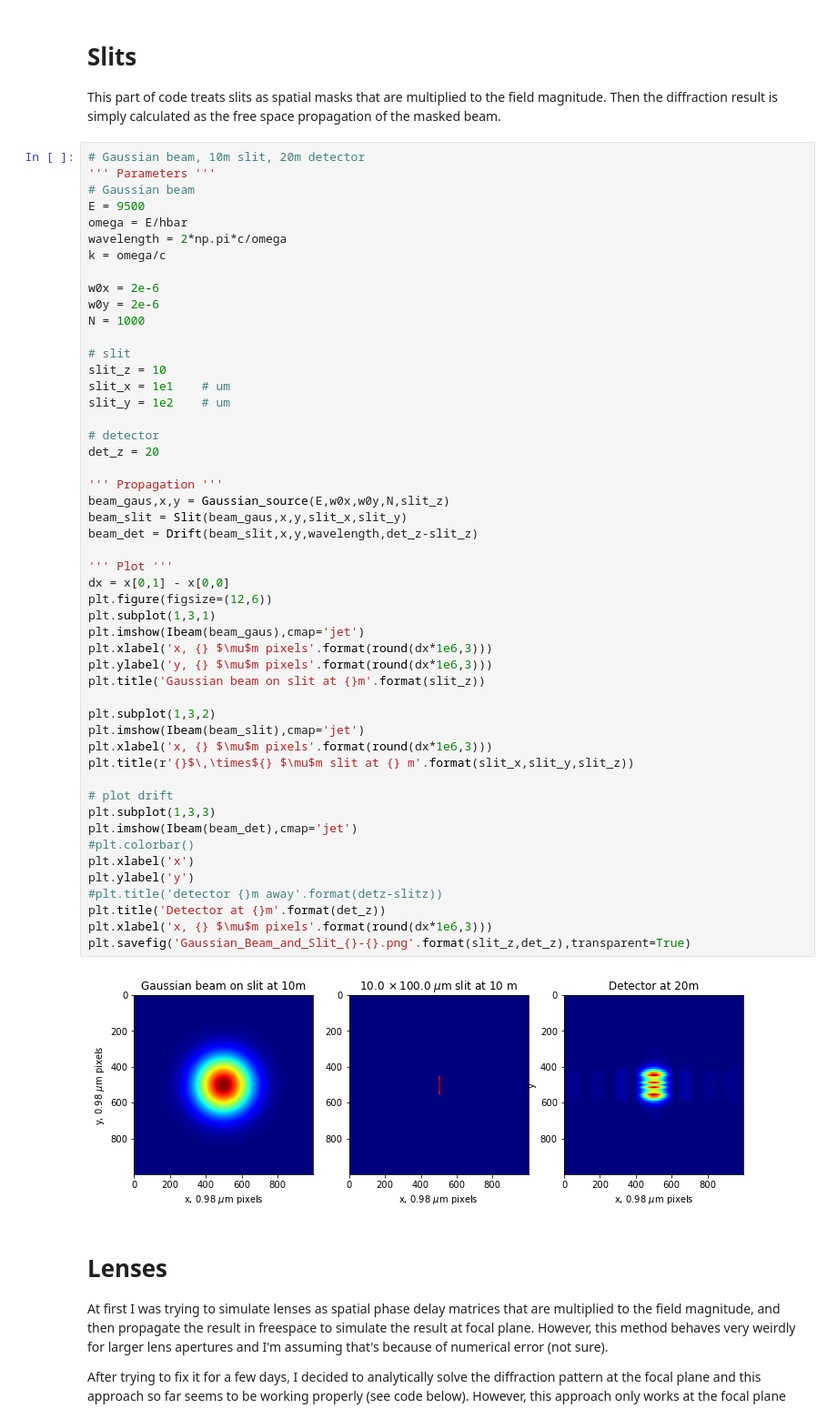
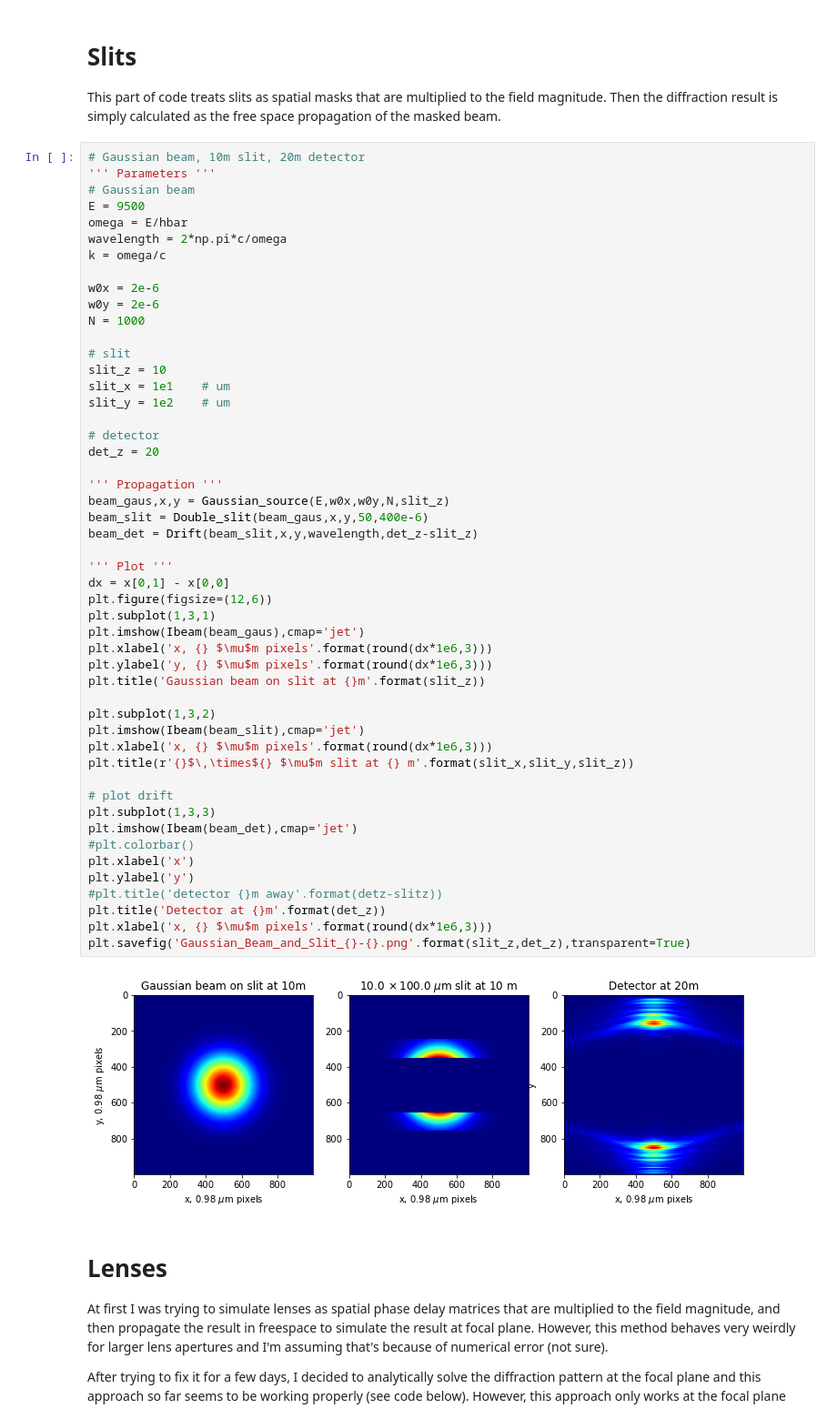
Before and after one commit to nanw0321/SRW_Mono, a Jupyter notebook: Gaussian Beam Propagation.ipynb, the cells around one changed output. Shown: that part at 91% size. Saved outputs shown, nothing was run; the diff lists cells and outputs as text.

Commit message:
Updates on prism array and added double slit to check if code breaks down

```diff
--- a/Gaussian Beam Propagation.ipynb
+++ b/Gaussian Beam Propagation.ipynb
@@ -27,35 +32,35 @@ det_z = 20
 
 ''' Propagation '''
 beam_gaus,x,y = Gaussian_source(E,w0x,w0y,N,slit_z)
-beam_slit = Slit(beam_gaus,x,y,slit_x,slit_y)
+beam_slit = Double_slit(beam_gaus,x,y,50,400e-6)
 beam_det = Drift(beam_slit,x,y,wavelength,det_z-slit_z)
 
 ''' Plot '''
 dx = x[0,1] - x[0,0]
 plt.figure(figsize=(12,6))
 plt.subplot(1,3,1)
 plt.imshow(Ibeam(beam_gaus),cmap='jet')
 plt.xlabel('x, {} $\mu$m pixels'.format(round(dx*1e6,3)))
 plt.ylabel('y, {} $\mu$m pixels'.format(round(dx*1e6,3)))
 plt.title('Gaussian beam on slit at {}m'.format(slit_z))
 
 plt.subplot(1,3,2)
 plt.imshow(Ibeam(beam_slit),cmap='jet')
 plt.xlabel('x, {} $\mu$m pixels'.format(round(dx*1e6,3)))
 plt.title(r'{}$\,\times${} $\mu$m slit at {} m'.format(slit_x,slit_y,slit_z))
 
 # plot drift
 plt.subplot(1,3,3)
 plt.imshow(Ibeam(beam_det),cmap='jet')
 #plt.colorbar()
 plt.xlabel('x')
 plt.ylabel('y')
 #plt.title('detector {}m away'.format(detz-slitz))
 plt.title('Detector at {}m'.format(det_z))
 plt.xlabel('x, {} $\mu$m pixels'.format(round(dx*1e6,3)))
 plt.savefig('Gaussian_Beam_and_Slit_{}-{}.png'.format(slit_z,det_z),transparent=True)
 # %% [output]
-[figure, old version]
+[figure, new version]
 # %% [markdown]
 # Lenses
 
```
Also changed, not shown: parts of 9 cells of this notebook, 16 other files.
